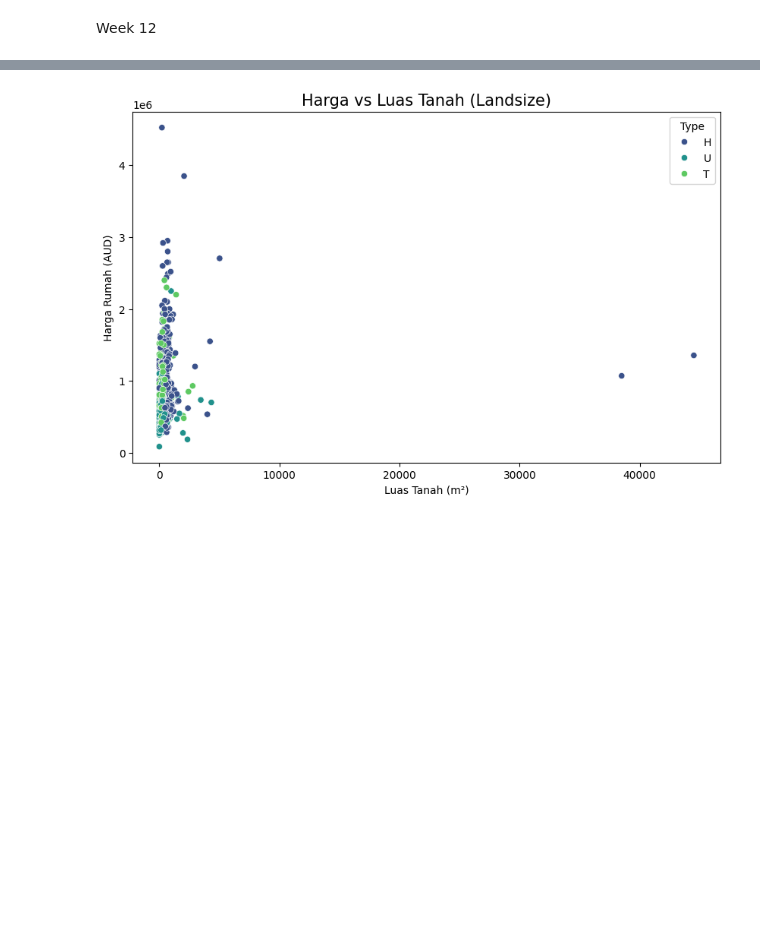
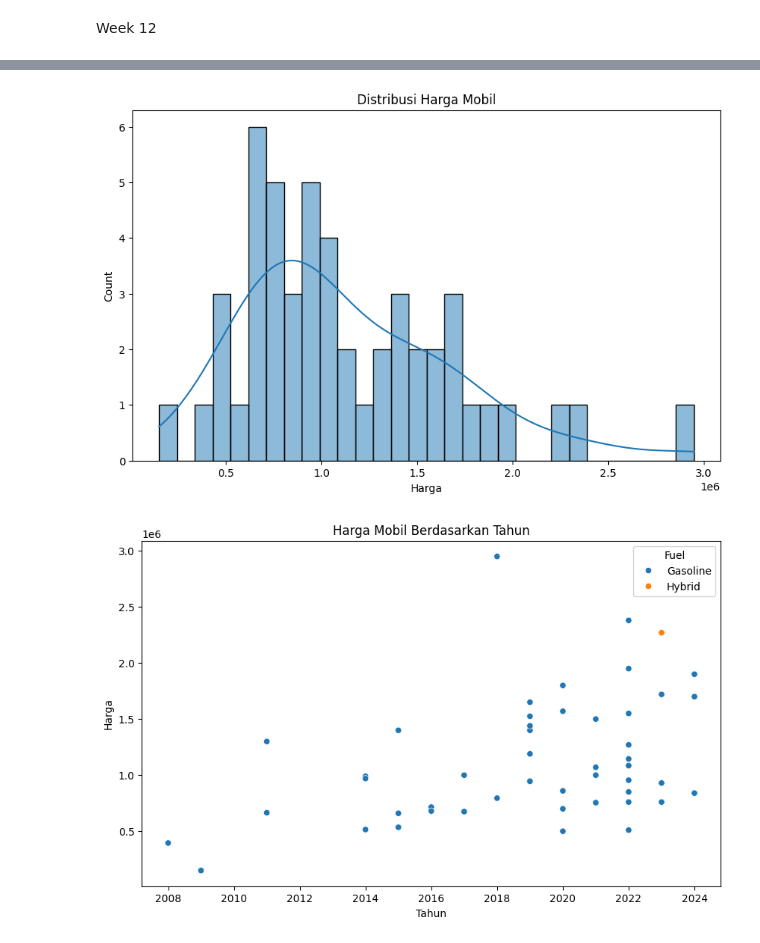
Before and after one commit to ilhamkf13/Praktikum-Big-Data, a Jupyter notebook: Week 12 - 13.ipynb, the cells around one changed output, grey strips where cells are left out. Saved outputs shown, nothing was run; the diff lists cells and outputs as text; code cells hidden in the pictures; blank space fills up the shorter version.

```diff
--- a/Week 12 - 13.ipynb
+++ b/Week 12 - 13.ipynb
@@ -313,13 +297,21 @@ Data columns (total 21 columns):
 # %%
 import matplotlib.pyplot as plt
 import seaborn as sns
 
-# Visualisasi Harga vs Luas Tanah (Landsize)
-plt.figure(figsize=(10,6))
-sns.scatterplot(x='Landsize', y='Price', data=df, hue='Type', palette='viridis')
-plt.title('Harga vs Luas Tanah (Landsize)', fontsize=15)
-plt.xlabel('Luas Tanah (m²)')
-plt.ylabel('Harga Rumah (AUD)')
+# Plot distribusi harga mobil
+plt.figure(figsize=(10, 6))
+sns.histplot(df_clean['Price'], bins=30, kde=True)
+plt.title('Distribusi Harga Mobil')
+plt.xlabel('Harga')
 plt.show()
+
+# Scatter plot antara Tahun dan Harga
+plt.figure(figsize=(10, 6))
+sns.scatterplot(data=df_clean, x='Year', y='Price', hue='Fuel')
+plt.title('Harga Mobil Berdasarkan Tahun')
+plt.xlabel('Tahun')
+plt.ylabel('Harga')
+plt.show()
 # %% [output]
-[figure, old version]
+[figure, new version]
+[figure, added]
```
Also changed, not shown: parts of 2 cells of this notebook, 2 other files.
